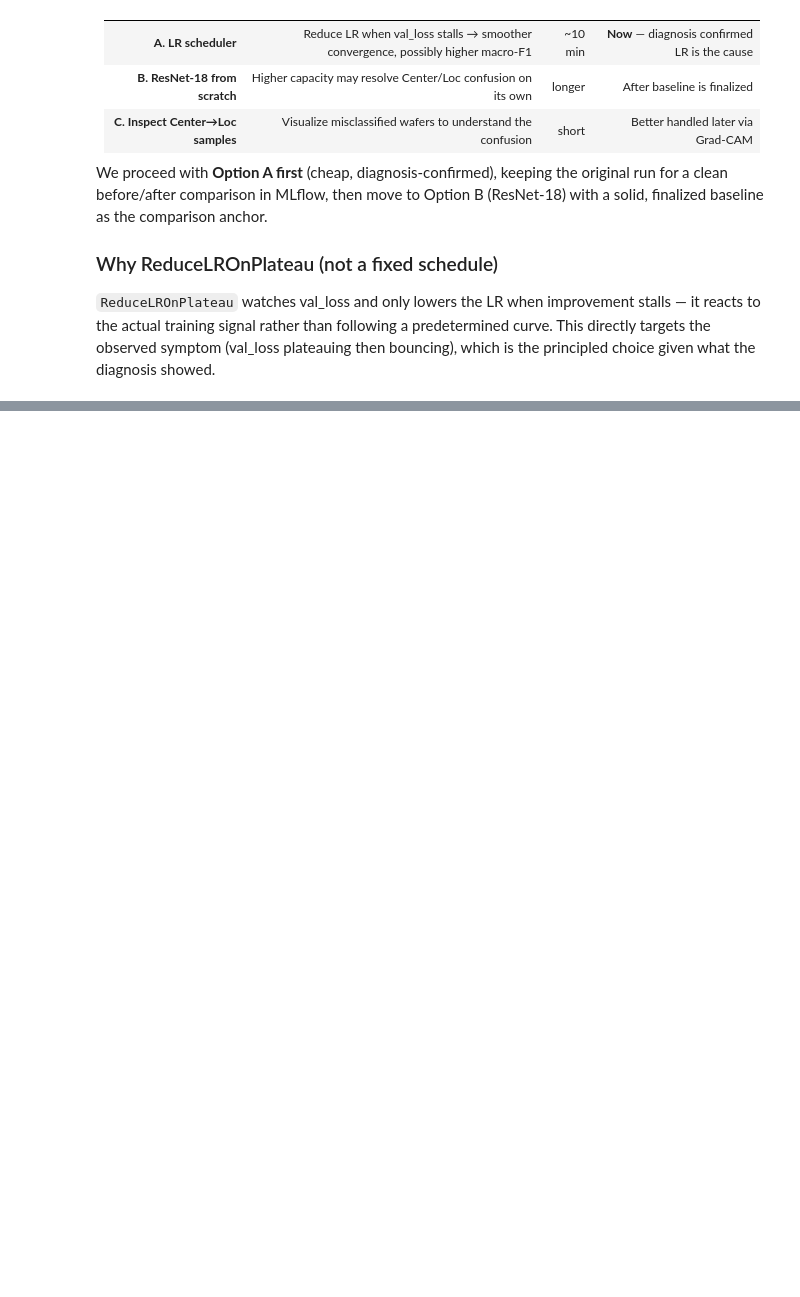
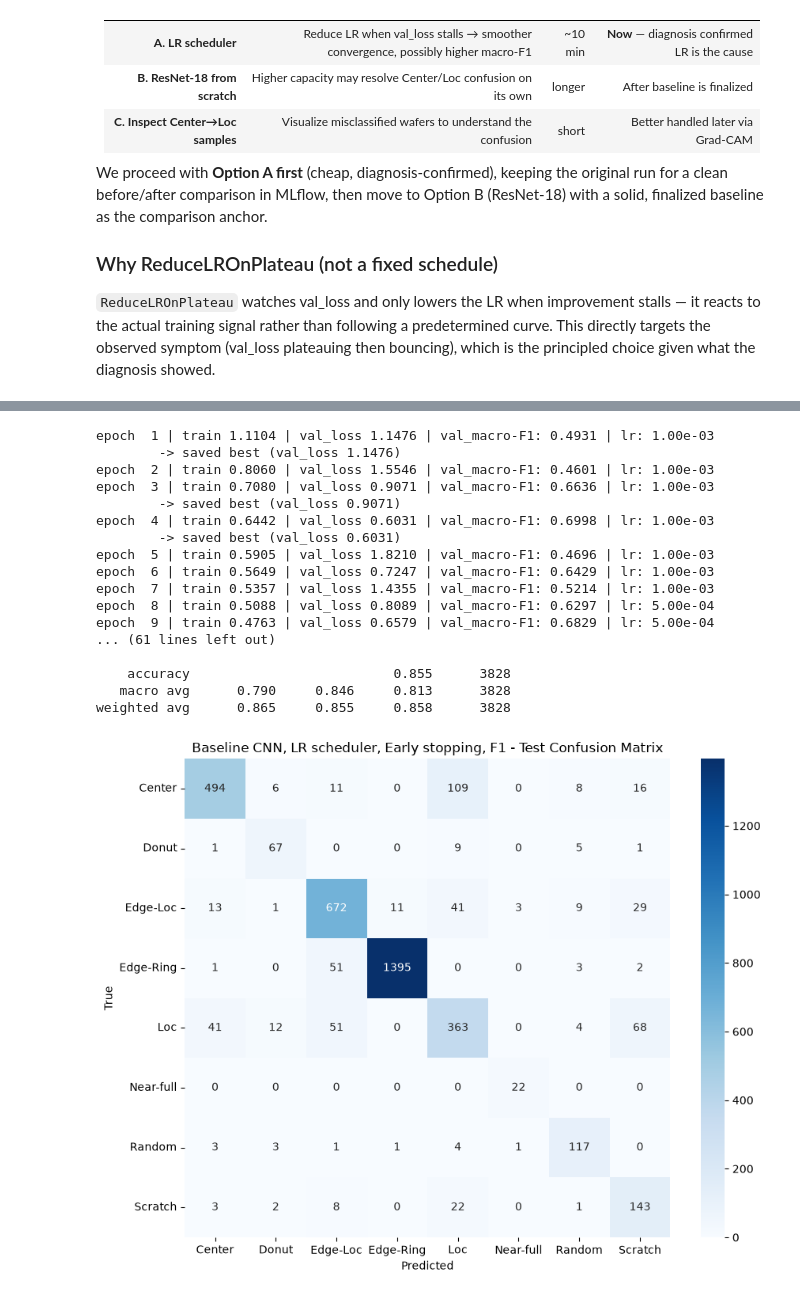
Before and after one commit to pqtrng/wm811k-defect-detection, a Jupyter notebook: notebooks/03_train.ipynb, the cells around one changed output, grey strips where cells are left out. Cells and saved outputs as stored; diff of their text form; code cells hidden in the pictures; blank space fills up the shorter version.

```diff
--- a/notebooks/03_train.ipynb
+++ b/notebooks/03_train.ipynb
@@ -284,8 +284,7 @@ run_params = {
 with mlflow.start_run(run_name="baseline-cnn"):
     mlflow.log_params(run_params)
     for epoch in range(1, EPOCHS + 1):
-        train_loss = train_one_epoch(model=model, loader=train_loader, criterion=criterion, optimizer=optimizer,
-                                     device=DEVICE)
+        train_loss = train_one_epoch(model=model, loader=train_loader, criterion=criterion, optimizer=optimizer, device=DEVICE)
         val_loss, val_preds, val_labels = evaluate(model=model, loader=val_loader, criterion=criterion, device=DEVICE)
         val_macro_f1 = f1_score(y_true=val_labels, y_pred=val_preds, average="macro")
 
@@ -629,0 +688,35 @@ weighted avg      0.842     0.841     0.835      3828
+# %%
+cnn = WaferCNN()
+cnn_best_path = run_experiment(
+    model=cnn,
+    run_name="baseline-cnn-scheduler-earlystop-f1",
+    train_loader=train_loader,
+    val_loader=val_loader,
+    epochs=50,
+    es_patience=15,
+)
+_ = evaluate_and_report(
+    best_path=cnn_best_path,
+    model=cnn,
+    loader=test_loader,
+    title="Baseline CNN, LR scheduler, Early stopping, F1",
+)
+# %% [output]
+epoch  1 | train 1.1104 | val_loss 1.1476 | val_macro-F1: 0.4931 | lr: 1.00e-03
+        -> saved best (val_loss 1.1476)
+epoch  2 | train 0.8060 | val_loss 1.5546 | val_macro-F1: 0.4601 | lr: 1.00e-03
+epoch  3 | train 0.7080 | val_loss 0.9071 | val_macro-F1: 0.6636 | lr: 1.00e-03
+        -> saved best (val_loss 0.9071)
+epoch  4 | train 0.6442 | val_loss 0.6031 | val_macro-F1: 0.6998 | lr: 1.00e-03
+        -> saved best (val_loss 0.6031)
+epoch  5 | train 0.5905 | val_loss 1.8210 | val_macro-F1: 0.4696 | lr: 1.00e-03
+epoch  6 | train 0.5649 | val_loss 0.7247 | val_macro-F1: 0.6429 | lr: 1.00e-03
+epoch  7 | train 0.5357 | val_loss 1.4355 | val_macro-F1: 0.5214 | lr: 1.00e-03
+epoch  8 | train 0.5088 | val_loss 0.8089 | val_macro-F1: 0.6297 | lr: 5.00e-04
+epoch  9 | train 0.4763 | val_loss 0.6579 | val_macro-F1: 0.6829 | lr: 5.00e-04
+... (61 lines left out)
+
+    accuracy                          0.855      3828
+   macro avg      0.790     0.846     0.813      3828
+weighted avg      0.865     0.855     0.858      3828
+[figure, added]
```
Also changed, not shown: parts of 12 cells of this notebook, 8 other files.
